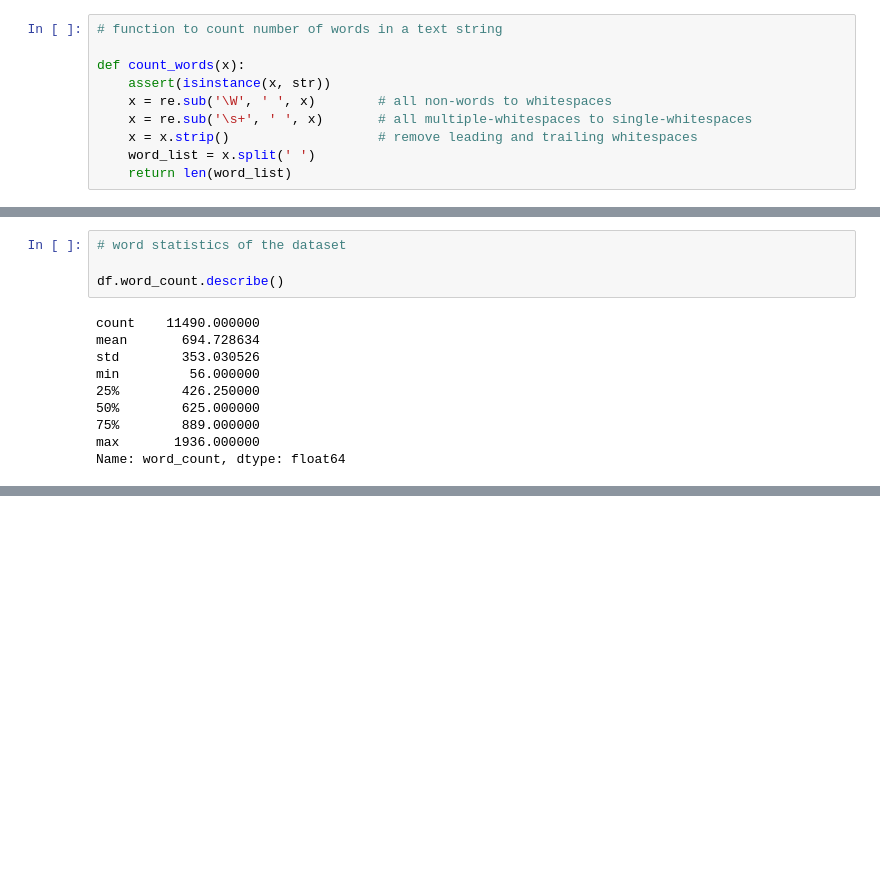
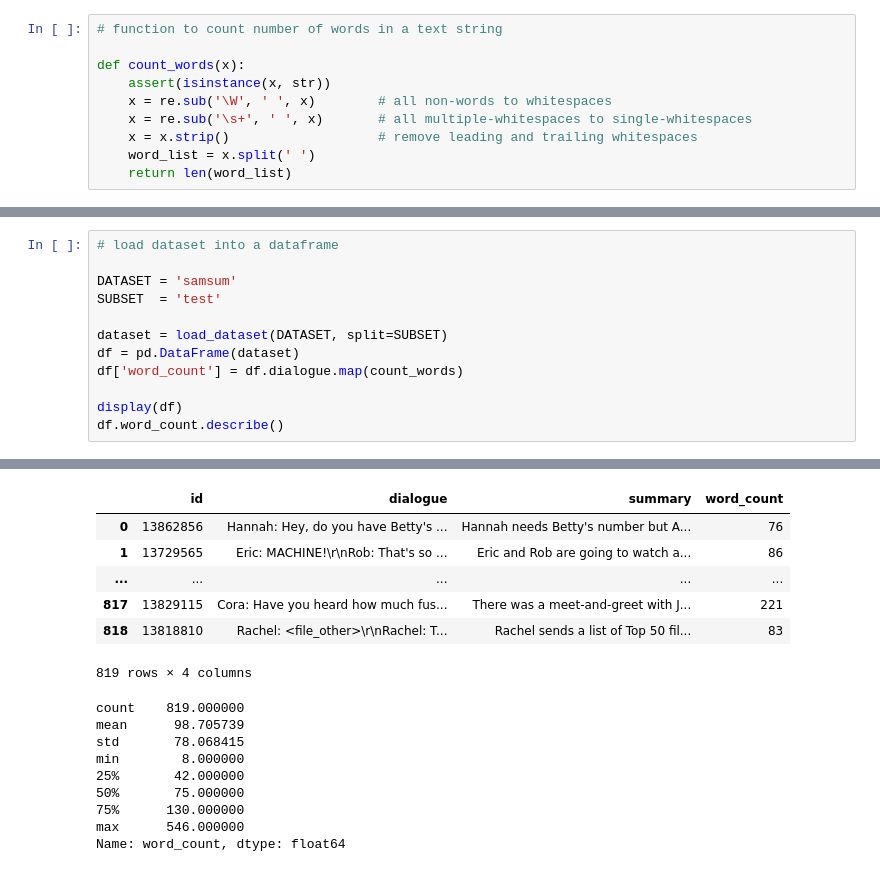
Before and after one commit to cfong32/key-sentence-extraction, a Jupyter notebook: exp20_datasets_word_counts.ipynb, the cells around one changed output, grey strips where cells are left out. Cells and saved outputs as stored; diff of their text form; blank space fills up the shorter version.

```diff
--- a/exp20_datasets_word_counts.ipynb
+++ b/exp20_datasets_word_counts.ipynb
@@ -45,14 +56,13 @@ WARNING:datasets.builder:Found cached dataset cnn_dailymail (/root/.cache/huggin
-# %%
-# word statistics of the dataset
-
-df.word_count.describe()
-# %% [output]
-count    11490.000000
-mean       694.728634
-std        353.030526
-min         56.000000
-25%        426.250000
-50%        625.000000
-75%        889.000000
-max       1936.000000
-Name: word_count, dtype: float64
+# %%
+# load dataset into a dataframe
+
+DATASET = 'samsum'
+SUBSET  = 'test'
+
+dataset = load_dataset(DATASET, split=SUBSET)
+df = pd.DataFrame(dataset)
+df['word_count'] = df.dialogue.map(count_words)
+
+display(df)
+df.word_count.describe()
+# %% [output]
@@ -58,0 +70,16 @@ Name: word_count, dtype: float64
+|  | id | dialogue | summary | word_count |
+| 0 | 13862856 | Hannah: Hey, do you have Betty's ... | Hannah needs Betty's number but A... | 76 |
+| 1 | 13729565 | Eric: MACHINE!\r\nRob: That's so ... | Eric and Rob are going to watch a... | 86 |
+| ... | ... | ... | ... | ... |
+| 817 | 13829115 | Cora: Have you heard how much fus... | There was a meet-and-greet with J... | 221 |
+| 818 | 13818810 | Rachel: <file_other>\r\nRachel: T... | Rachel sends a list of Top 50 fil... | 83 |
+819 rows × 4 columns
+count    819.000000
+mean      98.705739
+std       78.068415
+min        8.000000
+25%       42.000000
+50%       75.000000
+75%      130.000000
+max      546.000000
+Name: word_count, dtype: float64
```
Also changed, not shown: parts of 7 cells of this notebook.
